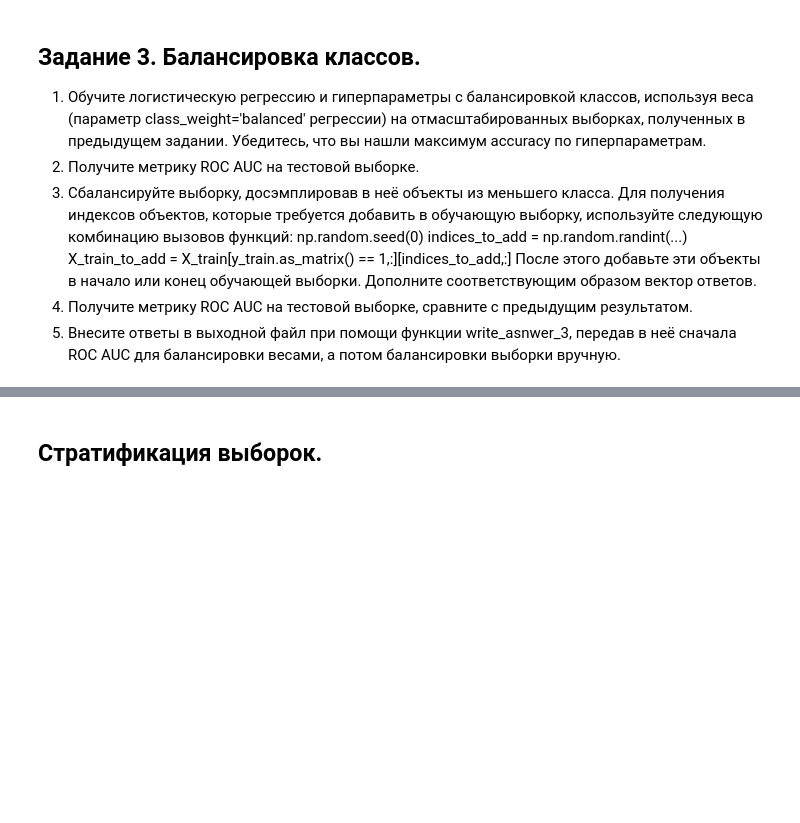
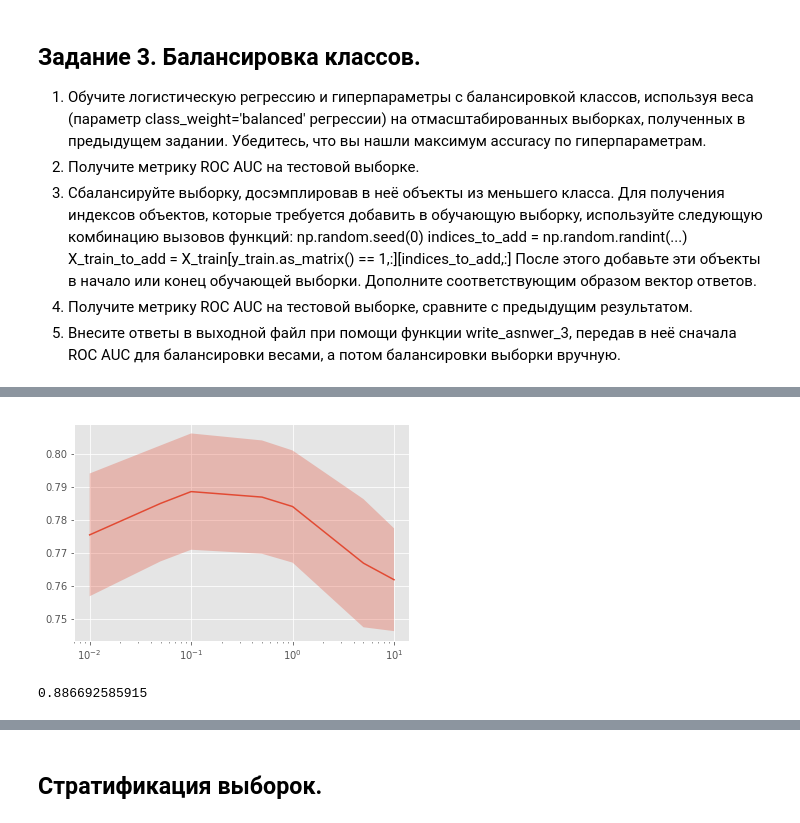
Before and after one commit to evn58/coursera_ml_yandex, a Jupyter notebook: 2.supervised-learning/Homeworks/week3/Preprocessing_LR.ipynb, the cells around one changed output, grey strips where cells are left out. Cells and saved outputs as stored; diff of their text form; code cells hidden in the pictures; blank space fills up the shorter version.

```diff
--- a/2.supervised-learning/Homeworks/week3/Preprocessing_LR.ipynb
+++ b/2.supervised-learning/Homeworks/week3/Preprocessing_LR.ipynb
@@ -450,3 +537,7 @@ def write_answer_3(auc_1, auc_2):
         fout.write(str(auc))
 
 # place your code here
+# %%
+clf = LogisticRegression(class_weight="balanced")
+optimizer_scaled = GridSearchCV(estimator=clf, param_grid=param_grid, cv=cv)
+optimizer_scaled.fit(X=scaled_stack_data_train, y=y_train)
@@ -452,0 +567,7 @@ def write_answer_3(auc_1, auc_2):
+# %%
+plot_scores(optimizer_scaled)
+roc_scaled = roc_auc_score(y_true=y_test, y_score=optimizer_scaled.predict_proba(scaled_stack_data_test)[:,1])
+print(roc_scaled)
+# %% [output]
+[figure, added]
+0.886692585915
```
Also changed, not shown: parts of 27 cells of this notebook, 6 other files.
